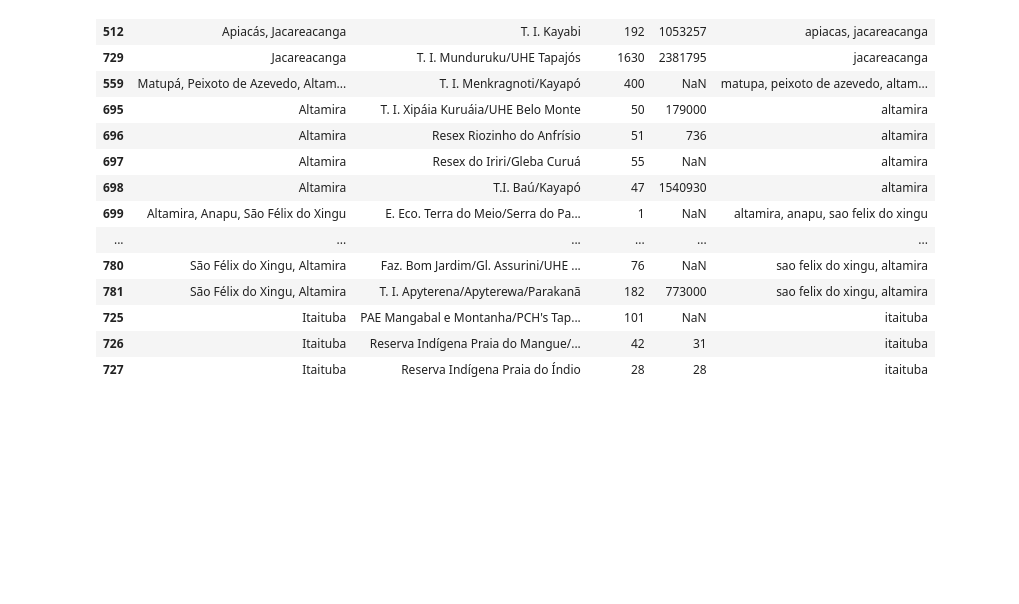
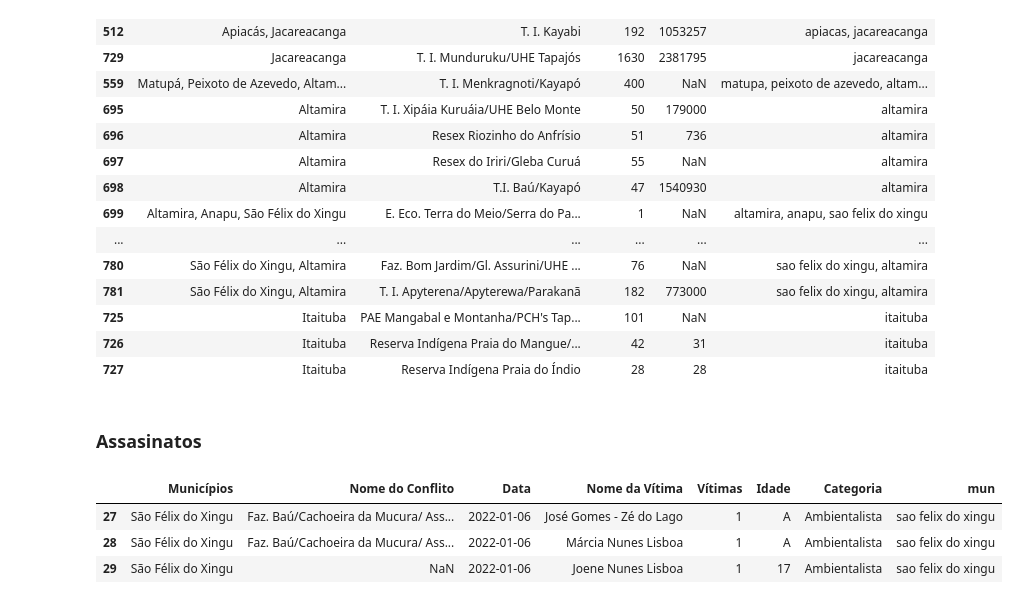
Before and after one commit to JoelFarias/CNUSTREAM, a Jupyter notebook: cpt.ipynb, the cells around one changed output. Saved outputs shown, nothing was run; the diff lists cells and outputs as text; code cells hidden in the pictures; blank space fills up the shorter version.

```diff
--- a/cpt.ipynb
+++ b/cpt.ipynb
@@ -271,3 +278,17 @@ areas_conflito_filter
 | 725 | Itaituba | PAE Mangabal e Montanha/PCH's Tap... | 101 | NaN | itaituba |
 | 726 | Itaituba | Reserva Indígena Praia do Mangue/... | 42 | 31 | itaituba |
 | 727 | Itaituba | Reserva Indígena Praia do Índio | 28 | 28 | itaituba |
+# %% [markdown]
+### Assasinatos
+# %%
+assassinatos =  pd.read_excel("CPT/CPT.xlsx", sheet_name="Assassinatos")
+assassinatos["mun"] = assassinatos["Municípios"].str.lower()
+assassinatos["mun"] = assassinatos["mun"].apply(remover_acentos)
+
+
+assassinatos[assassinatos["mun"].isin(muns)]
+# %% [output]
+|  | Municípios | Nome do Conflito | Data | Nome da Vítima | Vítimas | Idade | Categoria | mun |
+| 27 | São Félix do Xingu | Faz. Baú/Cachoeira da Mucura/ Ass... | 2022-01-06 | José Gomes - Zé do Lago | 1 | A | Ambientalista | sao felix do xingu |
+| 28 | São Félix do Xingu | Faz. Baú/Cachoeira da Mucura/ Ass... | 2022-01-06 | Márcia Nunes Lisboa | 1 | A | Ambientalista | sao felix do xingu |
+| 29 | São Félix do Xingu | NaN | 2022-01-06 | Joene Nunes Lisboa | 1 | 17 | Ambientalista | sao felix do xingu |
```
Also changed, not shown: parts of 12 cells of this notebook.
